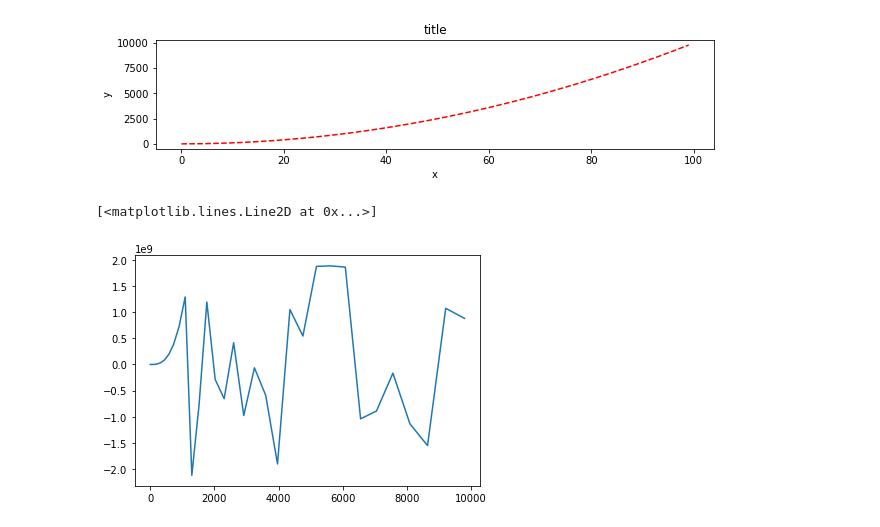
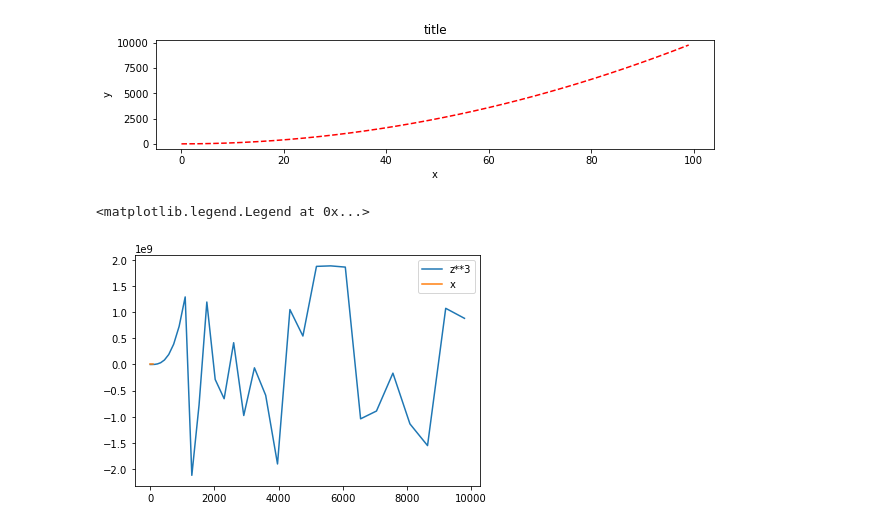
Before and after one commit to rakshithvasudev/Datascience-Prereqs, a Jupyter notebook: Matplotlib/matplotlib plots.ipynb, the cells around one changed output. Cells and saved outputs as stored; diff of their text form; code cells hidden in the pictures.

```diff
--- a/Matplotlib/matplotlib plots.ipynb
+++ b/Matplotlib/matplotlib plots.ipynb
@@ -105,7 +105,9 @@ axes.set_title('title')
 # %%
 fig = plt.figure()
 ax = fig.add_axes([0.2,0.1,0.8,0.8])
-ax.plot(x**2, z**3)
+ax.plot(x**2, z**3,label = "z **3")
+ax.plot(x,y,label = "x")
+ax.legend()
 # %% [output]
-[<matplotlib.lines.Line2D at 0x...>]
+<matplotlib.legend.Legend at 0x...>
-[figure, old version]
+[figure, new version]
```
